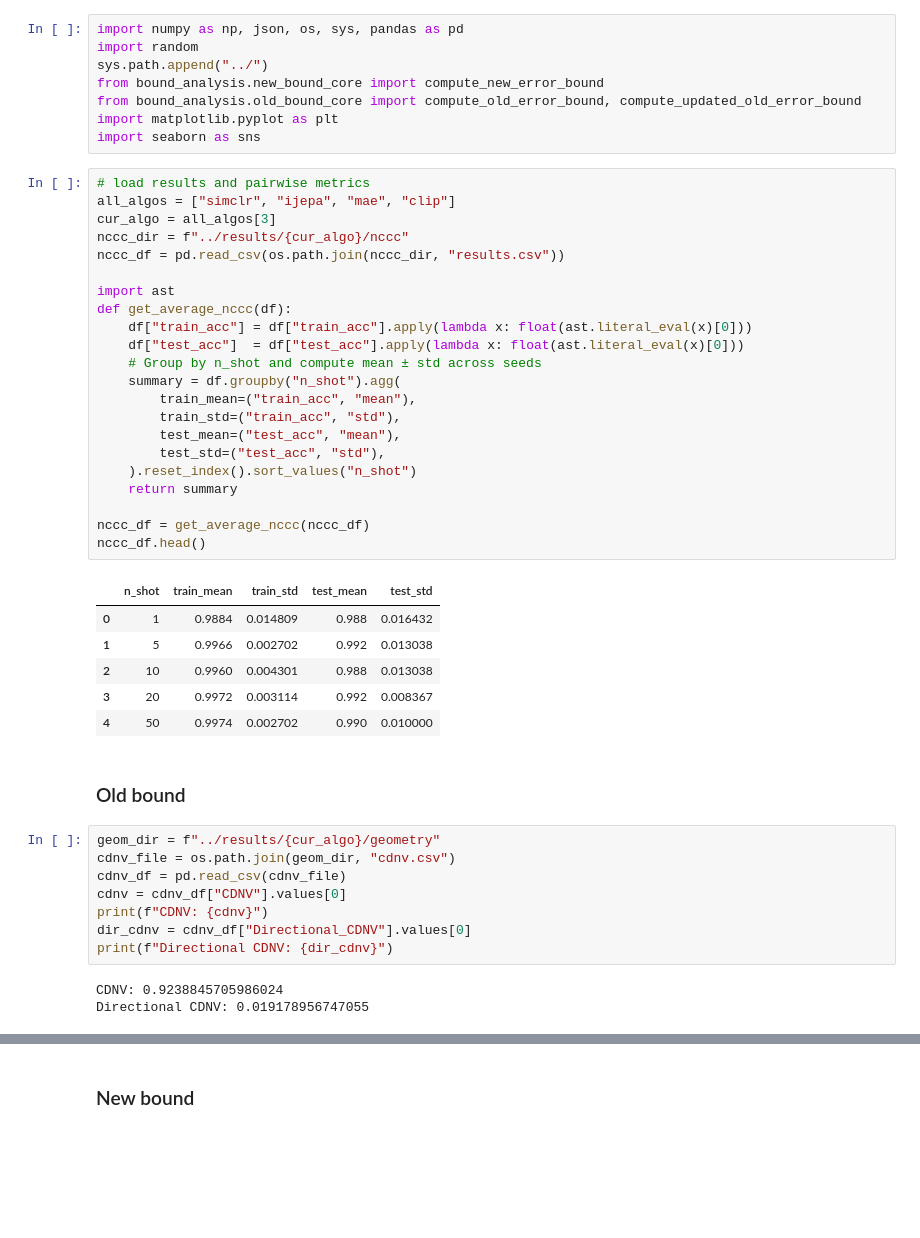
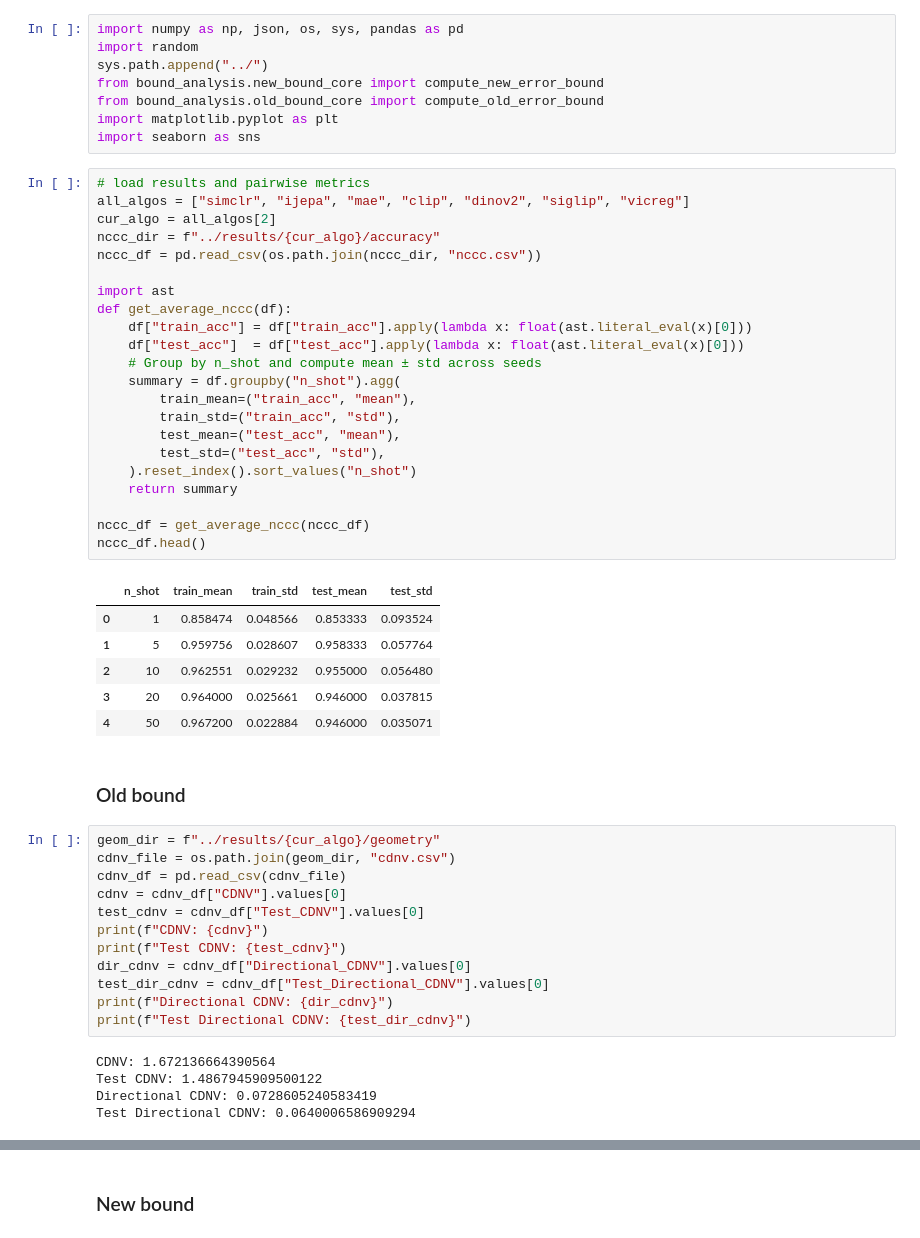
Before and after one commit to DLFundamentals/directional_cdnv_bounds, a Jupyter notebook: notebooks/error_bounds.ipynb, the cells around one changed output, grey strips where cells are left out. Cells and saved outputs as stored; diff of their text form; blank space fills up the shorter version.

```diff
--- a/notebooks/error_bounds.ipynb
+++ b/notebooks/error_bounds.ipynb
@@ -3,38 +3,38 @@ import numpy as np, json, os, sys, pandas as pd
 import random
 sys.path.append("../")
 from bound_analysis.new_bound_core import compute_new_error_bound
-from bound_analysis.old_bound_core import compute_old_error_bound, compute_updated_old_error_bound
+from bound_analysis.old_bound_core import compute_old_error_bound
 import matplotlib.pyplot as plt
 import seaborn as sns
 # %%
 # load results and pairwise metrics
-all_algos = ["simclr", "ijepa", "mae", "clip"]
-cur_algo = all_algos[3]
-nccc_dir = f"../results/{cur_algo}/nccc"
-nccc_df = pd.read_csv(os.path.join(nccc_dir, "results.csv"))
+all_algos = ["simclr", "ijepa", "mae", "clip", "dinov2", "siglip", "vicreg"]
+cur_algo = all_algos[2]
+nccc_dir = f"../results/{cur_algo}/accuracy"
+nccc_df = pd.read_csv(os.path.join(nccc_dir, "nccc.csv"))
 
 import ast
 def get_average_nccc(df):
     df["train_acc"] = df["train_acc"].apply(lambda x: float(ast.literal_eval(x)[0]))
     df["test_acc"]  = df["test_acc"].apply(lambda x: float(ast.literal_eval(x)[0]))
     # Group by n_shot and compute mean ± std across seeds
     summary = df.groupby("n_shot").agg(
         train_mean=("train_acc", "mean"),
         train_std=("train_acc", "std"),
         test_mean=("test_acc", "mean"),
         test_std=("test_acc", "std"),
     ).reset_index().sort_values("n_shot")
     return summary
 
 nccc_df = get_average_nccc(nccc_df)
 nccc_df.head()
 # %% [output]
 |  | n_shot | train_mean | train_std | test_mean | test_std |
-| 0 | 1 | 0.9884 | 0.014809 | 0.988 | 0.016432 |
-| 1 | 5 | 0.9966 | 0.002702 | 0.992 | 0.013038 |
-| 2 | 10 | 0.9960 | 0.004301 | 0.988 | 0.013038 |
-| 3 | 20 | 0.9972 | 0.003114 | 0.992 | 0.008367 |
-| 4 | 50 | 0.9974 | 0.002702 | 0.990 | 0.010000 |
+| 0 | 1 | 0.858474 | 0.048566 | 0.853333 | 0.093524 |
+| 1 | 5 | 0.959756 | 0.028607 | 0.958333 | 0.057764 |
+| 2 | 10 | 0.962551 | 0.029232 | 0.955000 | 0.056480 |
+| 3 | 20 | 0.964000 | 0.025661 | 0.946000 | 0.037815 |
+| 4 | 50 | 0.967200 | 0.022884 | 0.946000 | 0.035071 |
 # %% [markdown]
 ### Old bound
 # %%
@@ -42,12 +42,18 @@ geom_dir = f"../results/{cur_algo}/geometry"
 cdnv_file = os.path.join(geom_dir, "cdnv.csv")
 cdnv_df = pd.read_csv(cdnv_file)
 cdnv = cdnv_df["CDNV"].values[0]
+test_cdnv = cdnv_df["Test_CDNV"].values[0]
 print(f"CDNV: {cdnv}")
+print(f"Test CDNV: {test_cdnv}")
 dir_cdnv = cdnv_df["Directional_CDNV"].values[0]
+test_dir_cdnv = cdnv_df["Test_Directional_CDNV"].values[0]
 print(f"Directional CDNV: {dir_cdnv}")
+print(f"Test Directional CDNV: {test_dir_cdnv}")
 # %% [output]
-CDNV: 0.9238845705986024
-Directional CDNV: 0.019178956747055
+CDNV: 1.672136664390564
+Test CDNV: 1.4867945909500122
+Directional CDNV: 0.0728605240583419
+Test Directional CDNV: 0.0640006586909294
 # %%
 from collections import defaultdict
 old_train_error_bounds = defaultdict()
```
Also changed, not shown: parts of 5 cells of this notebook, 3 other files.
